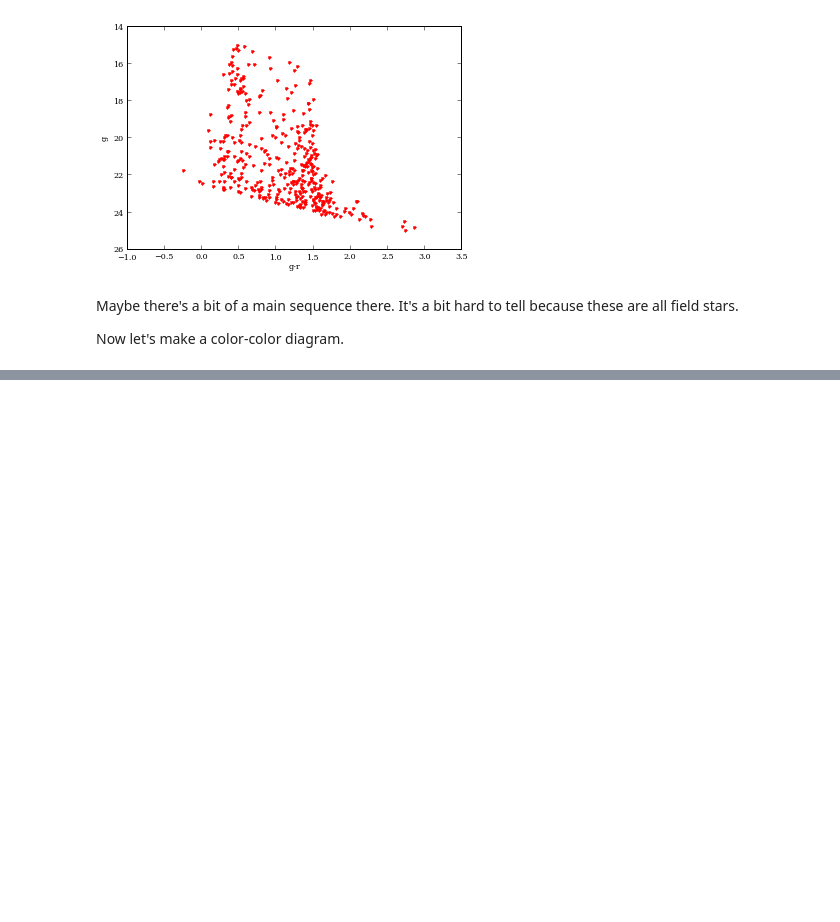
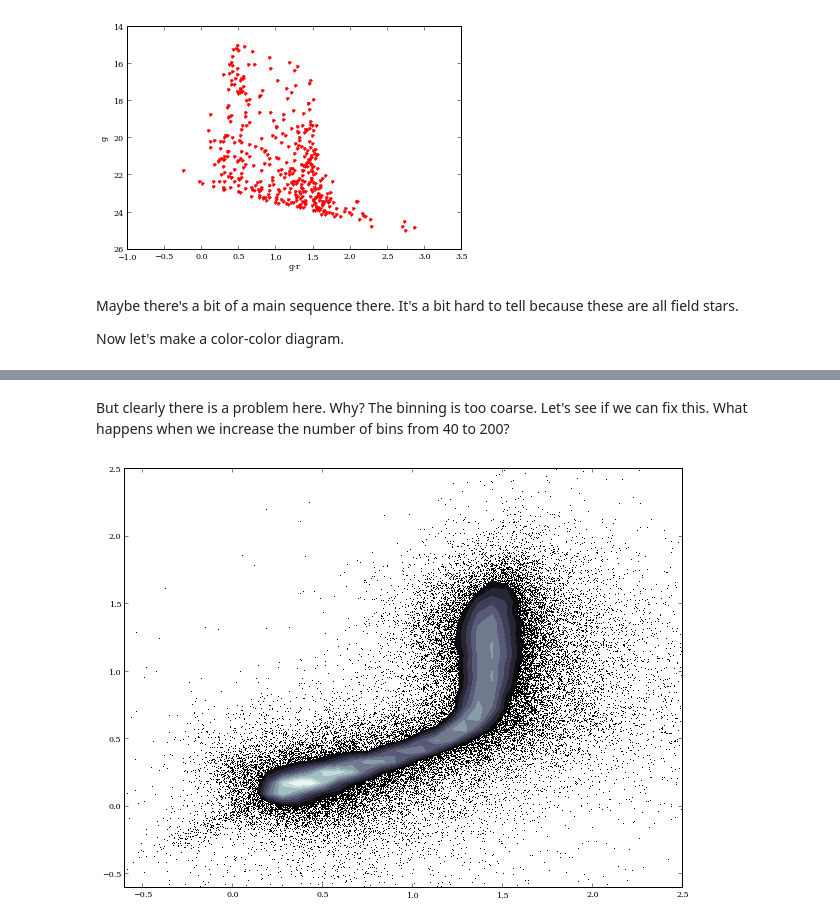
Before and after one commit to dschimin/soma, a Jupyter notebook: Week1/Plotting Data.ipynb, the cells around one changed output, grey strips where cells are left out. Saved outputs shown, nothing was run; the diff lists cells and outputs as text; code cells hidden in the pictures; blank space fills up the shorter version.

```diff
--- a/Week1/Plotting Data.ipynb
+++ b/Week1/Plotting Data.ipynb
@@ -90,0 +108,24 @@ plt.show()
+# %% [markdown]
+But clearly there is a problem here. Why? The binning is too coarse. Let's see if we can fix this. What happens when we increase the number of bins from 40 to 200?
+# %%
+import numpy as np
+from astroML.plotting import scatter_contour
+
+g = stars["gRaw"]
+r = stars["rRaw"]
+i = stars["iRaw"]
+
+fig, ax = plt.subplots(figsize=(10,7.5))
+
+scatter_contour(g - r, r - i, threshold=200, log_counts=True, ax=ax,
+                histogram2d_args=dict(bins=200),
+                plot_args=dict(marker=',', linestyle='none', color='black'),
+                contour_args=dict(cmap=plt.cm.bone))
+
+
+ax.set_xlim(-0.6, 2.5)
+ax.set_ylim(-0.6, 2.5)
+
+plt.show()
+# %% [output]
+[figure, added]
```
Also changed, not shown: parts of 6 cells of this notebook.
